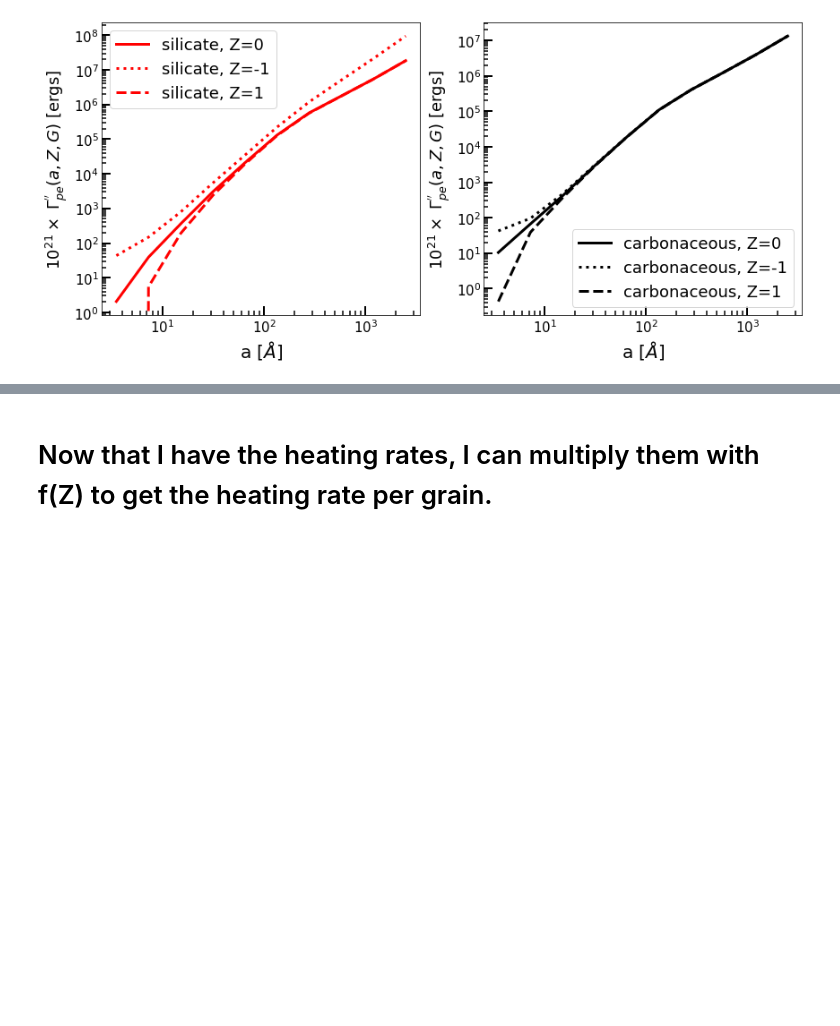
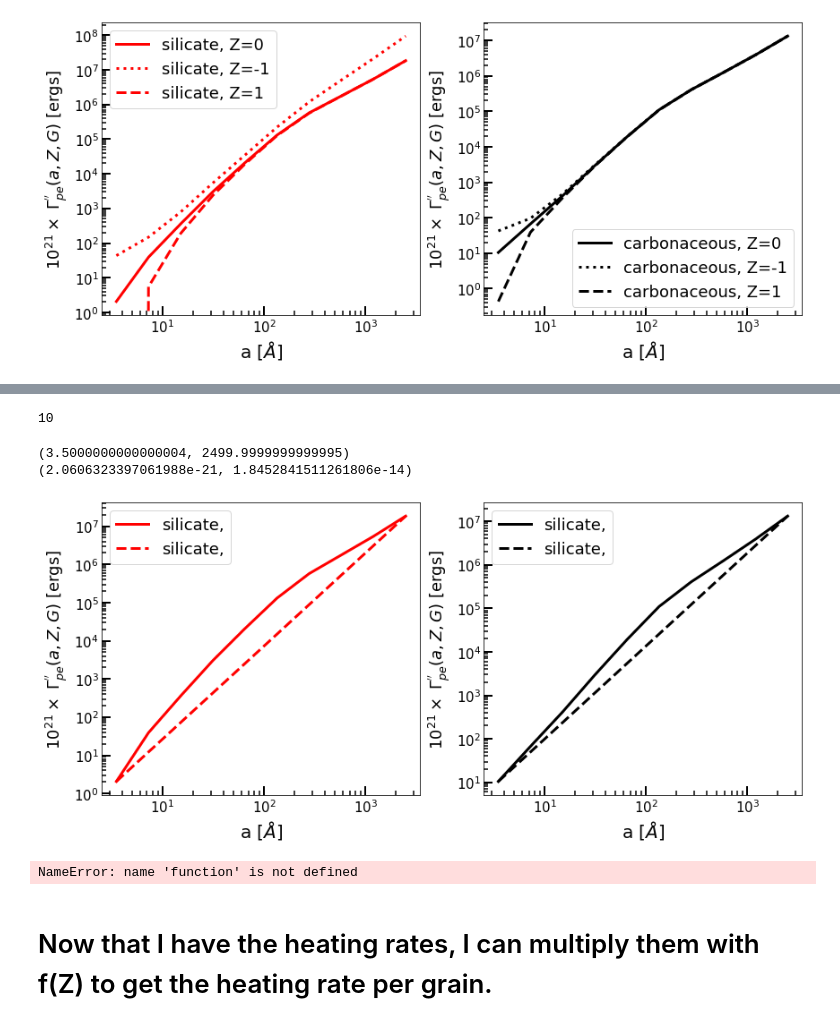
Before and after one commit to jcibanezm/PeHeat_AnalysisScripts, a Jupyter notebook: PhotoelectricHeating_rate_allInOne.ipynb, the cells around one changed output, grey strips where cells are left out. Saved outputs shown, nothing was run; the diff lists cells and outputs as text; code cells hidden in the pictures; blank space fills up the shorter version.

```diff
--- a/PhotoelectricHeating_rate_allInOne.ipynb
+++ b/PhotoelectricHeating_rate_allInOne.ipynb
@@ -586,0 +596,55 @@ fig.show()
+# %%
+len(Gamma_dotdot_a_sil)
+# %% [output]
+10
+# %%
+print(asize[0], asize[-1])
+print(Gamma_dotdot_a_sil[0], Gamma_dotdot_a_sil[-1])
+# %% [output]
+(3.5000000000000004, 2499.9999999999995)
+(2.0606323397061988e-21, 1.8452841511261806e-14)
+# %%
+ma_sil = (np.log10(Gamma_dotdot_a_sil[0]/Gamma_dotdot_a_sil[-1])) / (np.log10(asize[0]/asize[-1]))
+ma_carb = (np.log10(Gamma_dotdot_a_carb[0]/Gamma_dotdot_a_carb[-1])) / (np.log10(asize[0]/asize[-1]))
+# %%
+Gapar_sil  = Gamma_dotdot_a_sil[0]  * (asize/asize[0])**ma_sil
+Gapar_carb = Gamma_dotdot_a_carb[0] * (asize/asize[0])**ma_carb
+# %%
+fig = plt.figure(figsize=(14,6))
+ax = fig.add_subplot(121)
+
+ax.plot(asize, Gamma_dotdot_a_sil*1.0e21, "-r", linewidth=3, label="silicate,")
+ax.plot(asize, Gapar_sil*1.0e21, "--r", linewidth=3, label="silicate,")
+
+ax.set_yscale("log")
+ax.set_xscale("log")
+
+ax.set_xlabel("a [$\AA$]", fontsize=20)
+ax.set_ylabel("10$^{21} \\times$ $\Gamma^{''}_{pe}(a, Z, G)$ [ergs]", fontsize=18)
+
+ax.legend(loc=0, fontsize=18)
+
+ax.tick_params(axis='both', which='major', length=10, width=2,  labelsize=15, direction="in")
+ax.tick_params(axis='both', which='minor', length=5, width=1.5, labelsize=15, direction="in")
+
+####################################################################################################
+
+ax = fig.add_subplot(122)
+
+ax.plot(asize, Gamma_dotdot_a_carb*1.0e21, "-k", linewidth=3, label="silicate,")
+ax.plot(asize, Gapar_carb*1.0e21, "--k", linewidth=3, label="silicate,")
+
+ax.set_yscale("log")
+ax.set_xscale("log")
+
+ax.set_xlabel("a [$\AA$]", fontsize=20)
+ax.set_ylabel("10$^{21} \\times$ $\Gamma^{''}_{pe}(a, Z, G)$ [ergs]", fontsize=18)
+
+ax.legend(loc=0, fontsize=18)
+ax.tick_params(axis='both', which='major', length=10, width=2,  labelsize=15, direction="in")
+ax.tick_params(axis='both', which='minor', length=5, width=1.5, labelsize=15, direction="in")
+
+
+fig.show()
+# %% [output]
+[figure, added]
@@ -587,3 +655,7 @@ fig.show()
+# %%
+p#opt ,pcov = curve_fit(function, GTnpar, cdist["zmean"], sigma=sigma)
+# %% [output]
+NameError: name 'function' is not defined
 # %% [markdown]
 # Now that I have the heating rates, I can multiply them with f(Z) to get the heating rate per grain.
 # %% [markdown]
```
Also changed, not shown: parts of 16 cells of this notebook, 14 other files.
